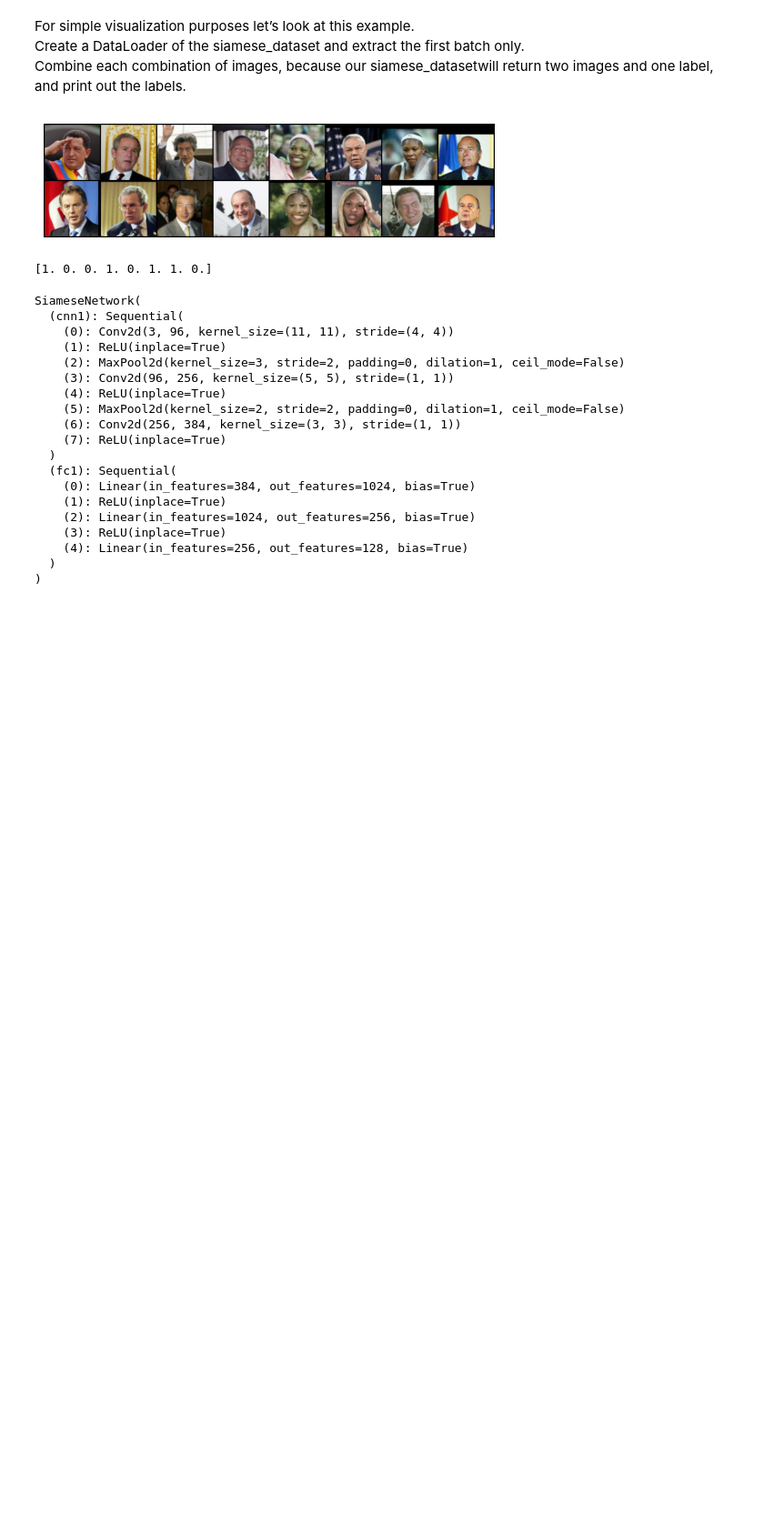
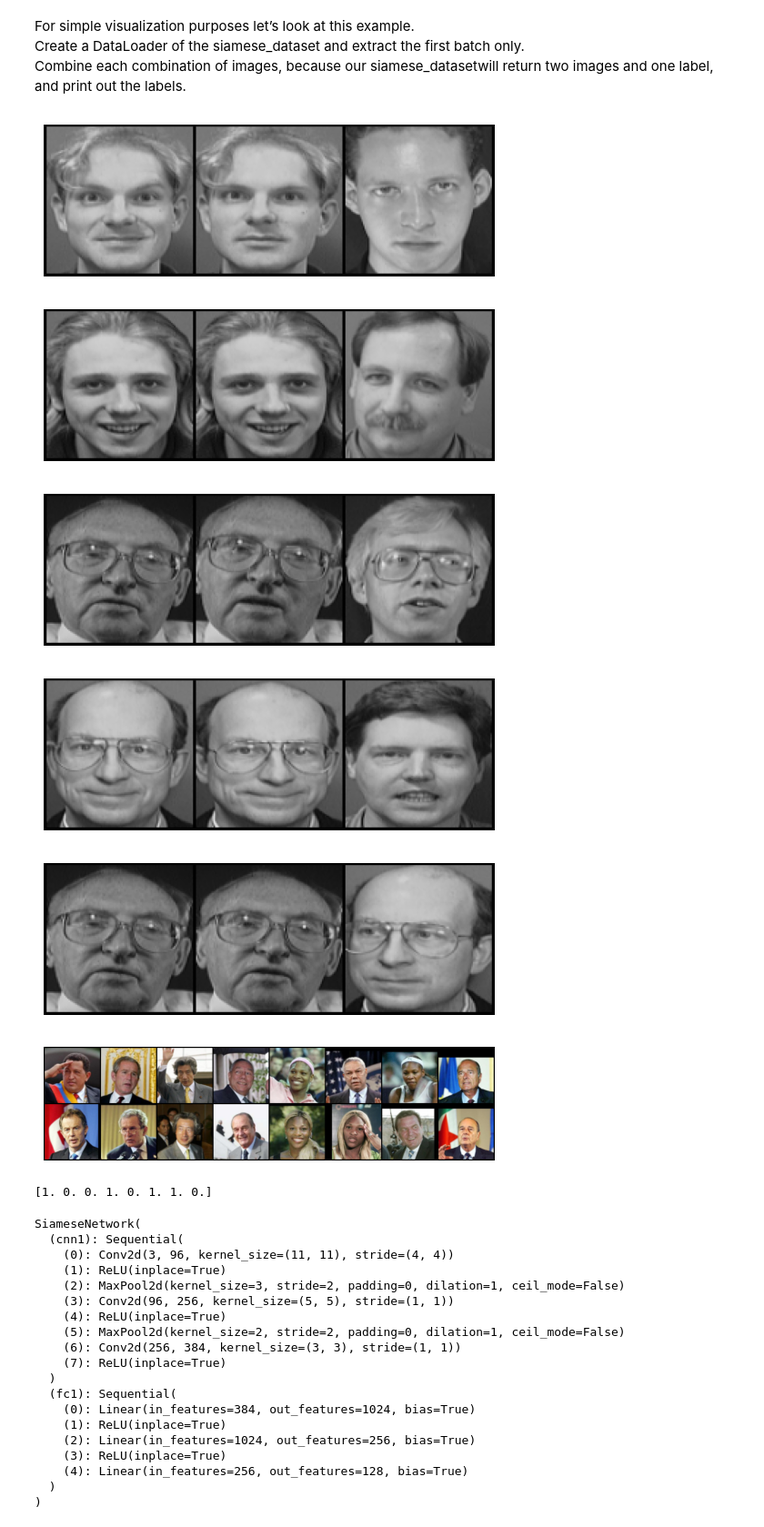
Before and after one commit to akshatgarg7/Just-In-Time-Detection-of-Unknown-Classes-Using-Deep-Learning, a Jupyter notebook: triplet_pytorch.ipynb, the cells around one changed output. Shown at 91% size. Cells and saved outputs as stored; diff of their text form; code cells hidden in the pictures; blank space fills up the shorter version.

Commit message:
triplet visualization

```diff
--- a/triplet_pytorch.ipynb
+++ b/triplet_pytorch.ipynb
@@ -31,7 +31,7 @@ from utils.other_utils import joinpath, SiameseNetworkDataset, SiameseNetworkDat
 from utils.other_utils import intersection, threshold, TripletDataset
 # %%
 # Setup the path where images are located
-PATH = r"H:\Just-In-Time-Detection-of-Unknown-Classes-Using-Deep-Learning\data\faces"
+PATH = r"/Users/paligonshik/Desktop/Just-In-Time-Detection-of-Unknown-Classes-Using-Deep-Learning/data/faces"
 
 
 # Setup the number of channels in the image, 3 for color, 1 for monochrome
@@ -64,8 +64,18 @@ For simple visualization purposes let’s look at this example.
 Create a DataLoader of the siamese_dataset and extract the first batch only.
 Combine each combination of images, because our siamese_datasetwill return two images and one label, and print out the labels.
 # %%
-vis_triplet_dataloader,_ =  get_dataset(joinpath(PATH,'train'),transformation,TripletDataset,0,8,True)
-example_batch = next(iter(vis_triplet_dataloader))
+vis_triplet_dataloader,_ =  get_dataset(joinpath(PATH,'train'),transformation,TripletDataset,0,1,True)
+for i in range(5):
+    example_batch = next(iter(vis_triplet_dataloader))
+    images = torch.cat((example_batch[0], example_batch[1], example_batch[2]), dim=0)
+    # display the concatenated images
+    imshow(torchvision.utils.make_grid(images, nrow=10))
+# %% [output]
+[figure, added]
+[figure, added]
+[figure, added]
+[figure, added]
+[figure, added]
 # %%
 # Create a simple dataloader just for simple visualization
 vis_dataloader,_ = get_dataset(joinpath(PATH,'train'),transformation,SiameseNetworkDataset,0,8,True)
```
Also changed, not shown: parts of 1 cell of this notebook.
